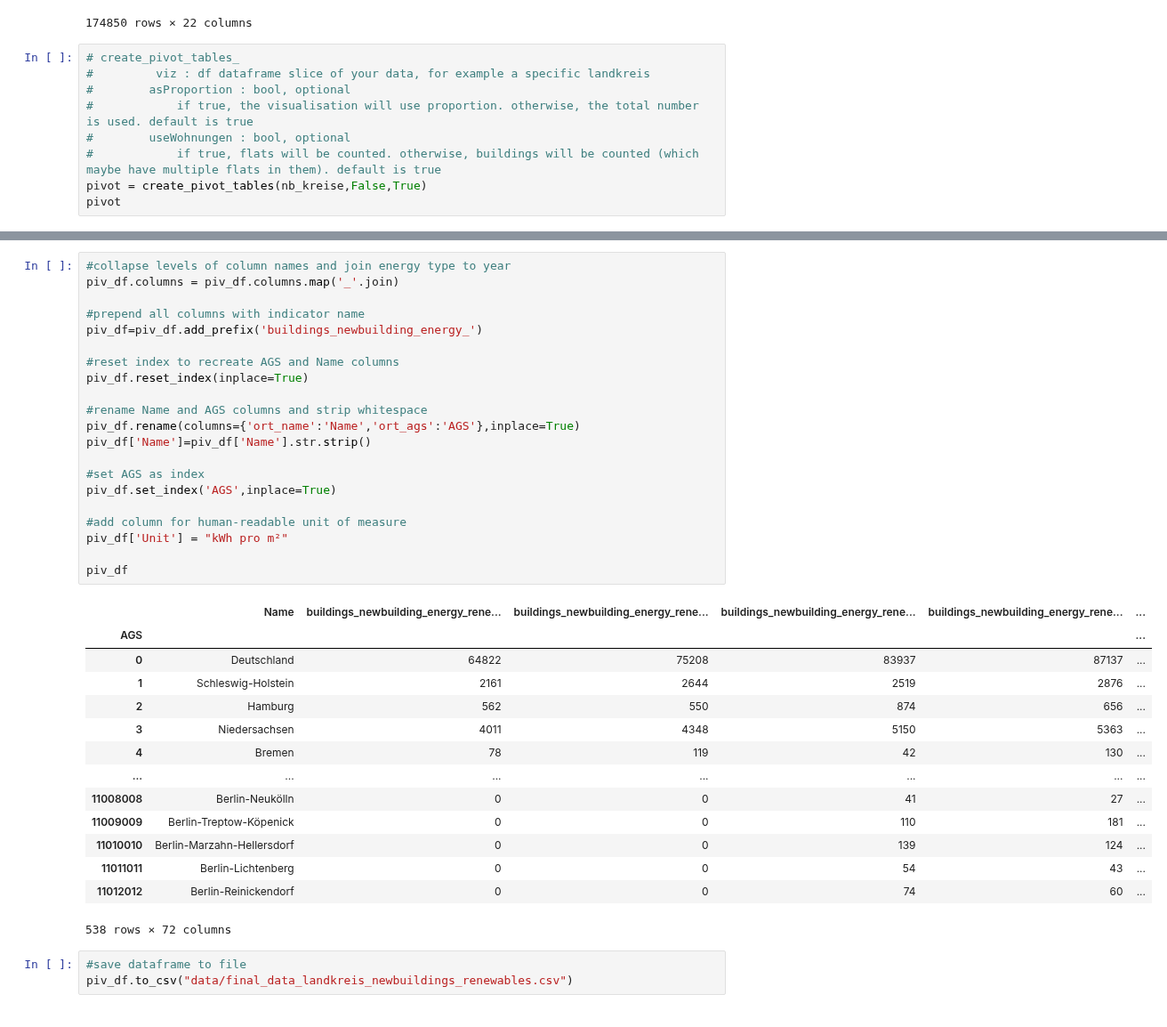
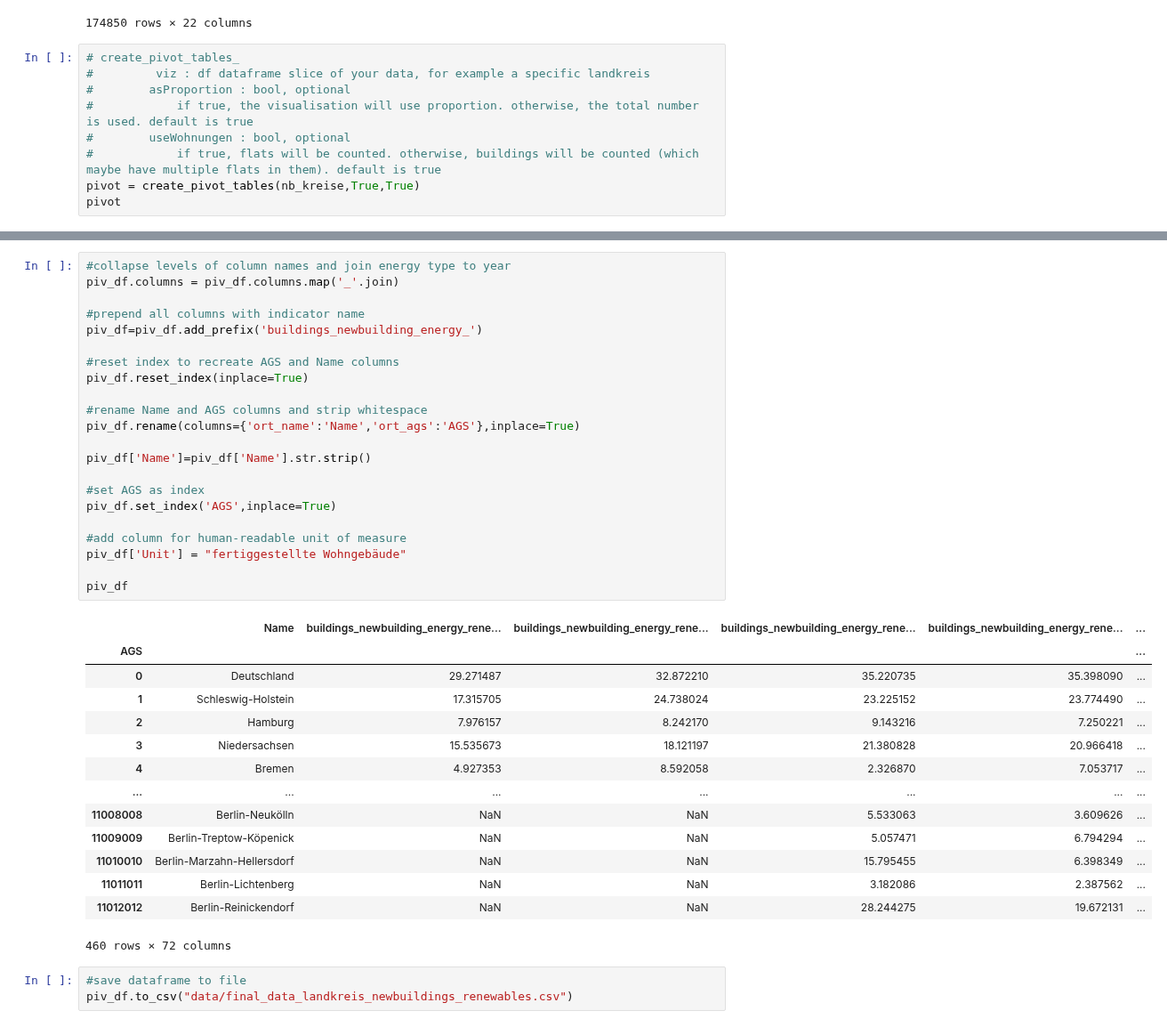
Before and after one commit to uclab-potsdam/klimataz, a Jupyter notebook: data/buildings/final_data_landkreis_new_building_renewables.ipynb, the cells around one changed output, grey strips where cells are left out. Shown at 89% size. Cells and saved outputs as stored; diff of their text form.

```diff
--- a/data/buildings/final_data_landkreis_new_building_renewables.ipynb
+++ b/data/buildings/final_data_landkreis_new_building_renewables.ipynb
@@ -191,7 +191,7 @@ nb_kreise
 #            if true, the visualisation will use proportion. otherwise, the total number is used. default is true
 #        useWohnungen : bool, optional
 #            if true, flats will be counted. otherwise, buildings will be counted (which maybe have multiple flats in them). default is true
-pivot = create_pivot_tables(nb_kreise,False,True)
+pivot = create_pivot_tables(nb_kreise,True,True)
 pivot
 # %% [output]
 | energy | year | Biogas/Biomethan | Fernwärme/Fernkälte | Gas | Geothermie | Holz | Keine Energie (einschl. Passivhaus) | ... |
@@ -233,39 +233,40 @@ piv_df
 # %%
 #collapse levels of column names and join energy type to year
 piv_df.columns = piv_df.columns.map('_'.join)
 
 #prepend all columns with indicator name
 piv_df=piv_df.add_prefix('buildings_newbuilding_energy_')
 
 #reset index to recreate AGS and Name columns
 piv_df.reset_index(inplace=True)
 
 #rename Name and AGS columns and strip whitespace
 piv_df.rename(columns={'ort_name':'Name','ort_ags':'AGS'},inplace=True)
+
 piv_df['Name']=piv_df['Name'].str.strip()
 
 #set AGS as index
 piv_df.set_index('AGS',inplace=True)
 
 #add column for human-readable unit of measure
-piv_df['Unit'] = "kWh pro m²"
+piv_df['Unit'] = "fertiggestellte Wohngebäude"
 
 piv_df
 # %% [output]
 |  | Name | buildings_newbuilding_energy_rene... | buildings_newbuilding_energy_rene... | buildings_newbuilding_energy_rene... | buildings_newbuilding_energy_rene... | ... |
 | AGS |  |  |  |  |  | ... |
-| 0 | Deutschland | 64822 | 75208 | 83937 | 87137 | ... |
-| 1 | Schleswig-Holstein | 2161 | 2644 | 2519 | 2876 | ... |
-| 2 | Hamburg | 562 | 550 | 874 | 656 | ... |
-| 3 | Niedersachsen | 4011 | 4348 | 5150 | 5363 | ... |
-| 4 | Bremen | 78 | 119 | 42 | 130 | ... |
+| 0 | Deutschland | 29.271487 | 32.872210 | 35.220735 | 35.398090 | ... |
+| 1 | Schleswig-Holstein | 17.315705 | 24.738024 | 23.225152 | 23.774490 | ... |
+| 2 | Hamburg | 7.976157 | 8.242170 | 9.143216 | 7.250221 | ... |
+| 3 | Niedersachsen | 15.535673 | 18.121197 | 21.380828 | 20.966418 | ... |
+| 4 | Bremen | 4.927353 | 8.592058 | 2.326870 | 7.053717 | ... |
 | ... | ... | ... | ... | ... | ... | ... |
-| 11008008 | Berlin-Neukölln | 0 | 0 | 41 | 27 | ... |
-| 11009009 | Berlin-Treptow-Köpenick | 0 | 0 | 110 | 181 | ... |
-| 11010010 | Berlin-Marzahn-Hellersdorf | 0 | 0 | 139 | 124 | ... |
-| 11011011 | Berlin-Lichtenberg | 0 | 0 | 54 | 43 | ... |
-| 11012012 | Berlin-Reinickendorf | 0 | 0 | 74 | 60 | ... |
+| 11008008 | Berlin-Neukölln | NaN | NaN | 5.533063 | 3.609626 | ... |
+| 11009009 | Berlin-Treptow-Köpenick | NaN | NaN | 5.057471 | 6.794294 | ... |
+| 11010010 | Berlin-Marzahn-Hellersdorf | NaN | NaN | 15.795455 | 6.398349 | ... |
+| 11011011 | Berlin-Lichtenberg | NaN | NaN | 3.182086 | 2.387562 | ... |
+| 11012012 | Berlin-Reinickendorf | NaN | NaN | 28.244275 | 19.672131 | ... |
-538 rows × 72 columns
+460 rows × 72 columns
 # %%
 #save dataframe to file
 piv_df.to_csv("data/final_data_landkreis_newbuildings_renewables.csv")
```
Also changed, not shown: parts of 10 cells of this notebook, 2 other files.
